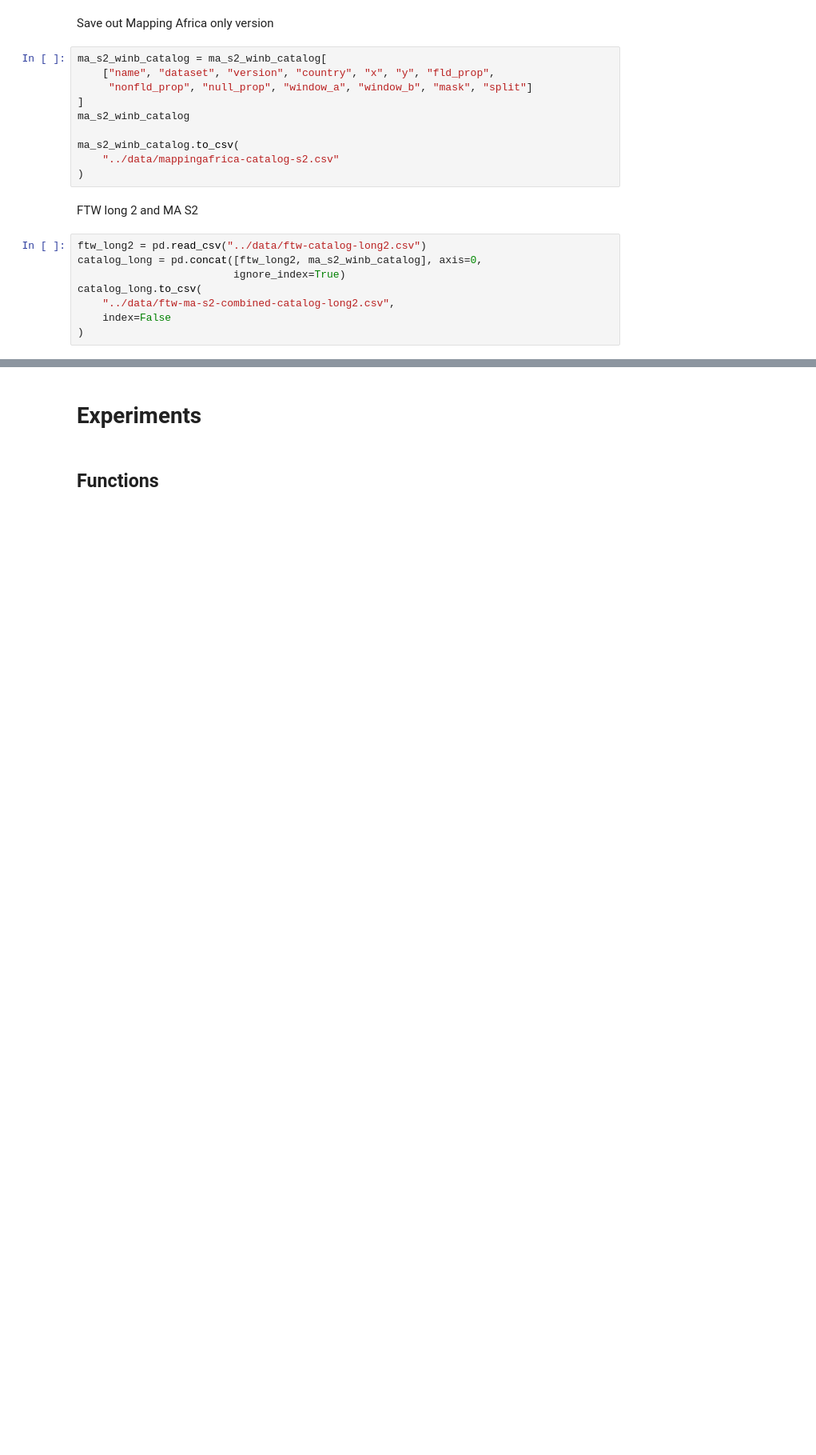
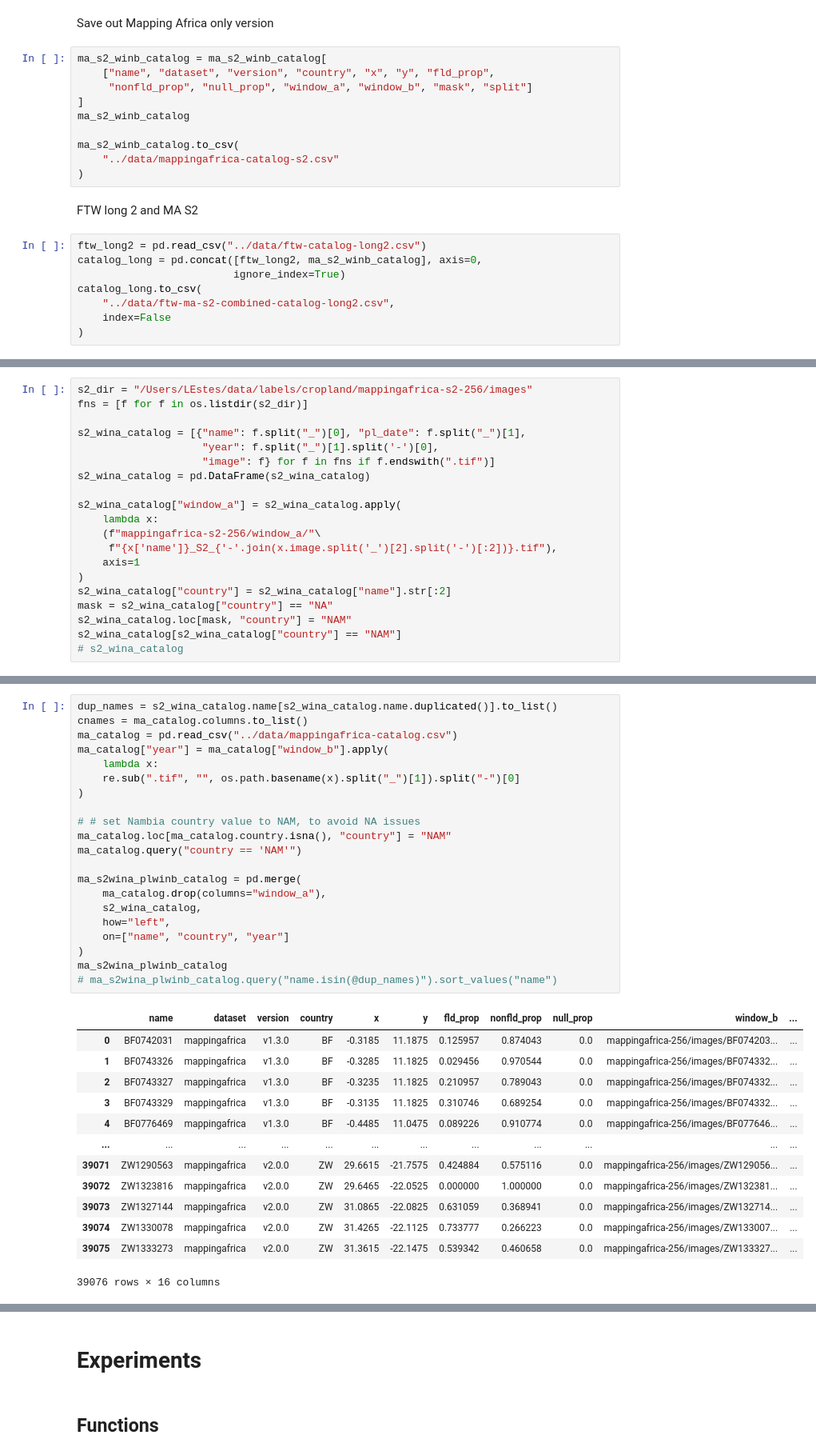
Before and after one commit to agroimpacts/ftw-mappingafrica-integration, a Jupyter notebook: notebooks/setup-experiments.ipynb, the cells around one changed output, grey strips where cells are left out. Shown: that part at 80% size. Saved outputs shown, nothing was run; the diff lists cells and outputs as text; blank space fills up the shorter version.

Commit message:
Add S2 winA-based catalogs

```diff
--- a/notebooks/setup-experiments.ipynb
+++ b/notebooks/setup-experiments.ipynb
@@ -442,0 +443,20 @@ catalog_long.to_csv(
+# %%
+s2_dir = "/Users/LEstes/data/labels/cropland/mappingafrica-s2-256/images"
+fns = [f for f in os.listdir(s2_dir)]
+
+s2_wina_catalog = [{"name": f.split("_")[0], "pl_date": f.split("_")[1],
+                    "year": f.split("_")[1].split('-')[0],
+                    "image": f} for f in fns if f.endswith(".tif")]
+s2_wina_catalog = pd.DataFrame(s2_wina_catalog)
+
+s2_wina_catalog["window_a"] = s2_wina_catalog.apply(
+    lambda x:
+    (f"mappingafrica-s2-256/window_a/"\
+     f"{x['name']}_S2_{'-'.join(x.image.split('_')[2].split('-')[:2])}.tif"),
+    axis=1
+)
+s2_wina_catalog["country"] = s2_wina_catalog["name"].str[:2]
+mask = s2_wina_catalog["country"] == "NA"
+s2_wina_catalog.loc[mask, "country"] = "NAM"
+s2_wina_catalog[s2_wina_catalog["country"] == "NAM"]
+# s2_wina_catalog
@@ -442,0 +477,35 @@ catalog_long.to_csv(
+# %%
+dup_names = s2_wina_catalog.name[s2_wina_catalog.name.duplicated()].to_list()
+cnames = ma_catalog.columns.to_list()
+ma_catalog = pd.read_csv("../data/mappingafrica-catalog.csv")
+ma_catalog["year"] = ma_catalog["window_b"].apply(
+    lambda x:
+    re.sub(".tif", "", os.path.basename(x).split("_")[1]).split("-")[0]
+)
+
+# # set Nambia country value to NAM, to avoid NA issues
+ma_catalog.loc[ma_catalog.country.isna(), "country"] = "NAM"
+ma_catalog.query("country == 'NAM'")
+
+ma_s2wina_plwinb_catalog = pd.merge(
+    ma_catalog.drop(columns="window_a"),
+    s2_wina_catalog,
+    how="left",
+    on=["name", "country", "year"]
+)
+ma_s2wina_plwinb_catalog
+# ma_s2wina_plwinb_catalog.query("name.isin(@dup_names)").sort_values("name")
+# %% [output]
+|  | name | dataset | version | country | x | y | fld_prop | nonfld_prop | null_prop | window_b | ... |
+| 0 | BF0742031 | mappingafrica | v1.3.0 | BF | -0.3185 | 11.1875 | 0.125957 | 0.874043 | 0.0 | mappingafrica-256/images/BF074203... | ... |
+| 1 | BF0743326 | mappingafrica | v1.3.0 | BF | -0.3285 | 11.1825 | 0.029456 | 0.970544 | 0.0 | mappingafrica-256/images/BF074332... | ... |
+| 2 | BF0743327 | mappingafrica | v1.3.0 | BF | -0.3235 | 11.1825 | 0.210957 | 0.789043 | 0.0 | mappingafrica-256/images/BF074332... | ... |
+| 3 | BF0743329 | mappingafrica | v1.3.0 | BF | -0.3135 | 11.1825 | 0.310746 | 0.689254 | 0.0 | mappingafrica-256/images/BF074332... | ... |
+| 4 | BF0776469 | mappingafrica | v1.3.0 | BF | -0.4485 | 11.0475 | 0.089226 | 0.910774 | 0.0 | mappingafrica-256/images/BF077646... | ... |
+| ... | ... | ... | ... | ... | ... | ... | ... | ... | ... | ... | ... |
+| 39071 | ZW1290563 | mappingafrica | v2.0.0 | ZW | 29.6615 | -21.7575 | 0.424884 | 0.575116 | 0.0 | mappingafrica-256/images/ZW129056... | ... |
+| 39072 | ZW1323816 | mappingafrica | v2.0.0 | ZW | 29.6465 | -22.0525 | 0.000000 | 1.000000 | 0.0 | mappingafrica-256/images/ZW132381... | ... |
+| 39073 | ZW1327144 | mappingafrica | v2.0.0 | ZW | 31.0865 | -22.0825 | 0.631059 | 0.368941 | 0.0 | mappingafrica-256/images/ZW132714... | ... |
+| 39074 | ZW1330078 | mappingafrica | v2.0.0 | ZW | 31.4265 | -22.1125 | 0.733777 | 0.266223 | 0.0 | mappingafrica-256/images/ZW133007... | ... |
+| 39075 | ZW1333273 | mappingafrica | v2.0.0 | ZW | 31.3615 | -22.1475 | 0.539342 | 0.460658 | 0.0 | mappingafrica-256/images/ZW133327... | ... |
+39076 rows × 16 columns
```
Also changed, not shown: parts of 11 cells of this notebook, 5 other files.
